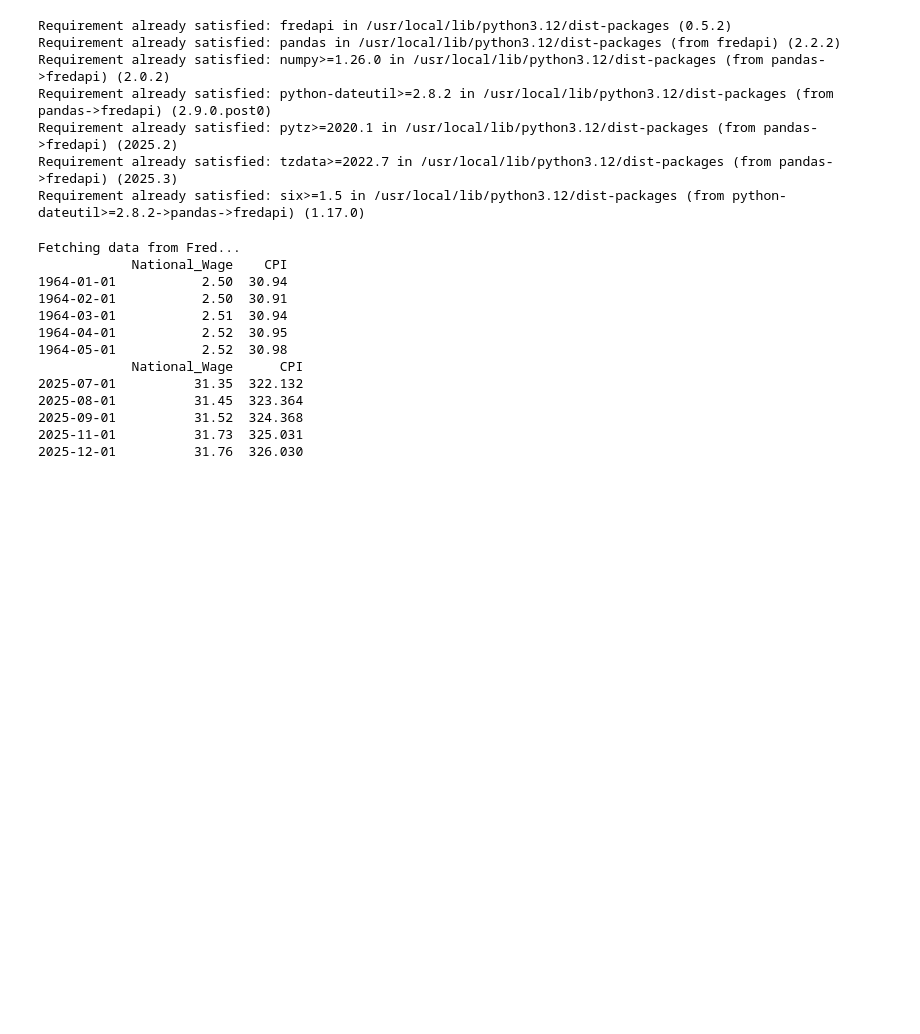
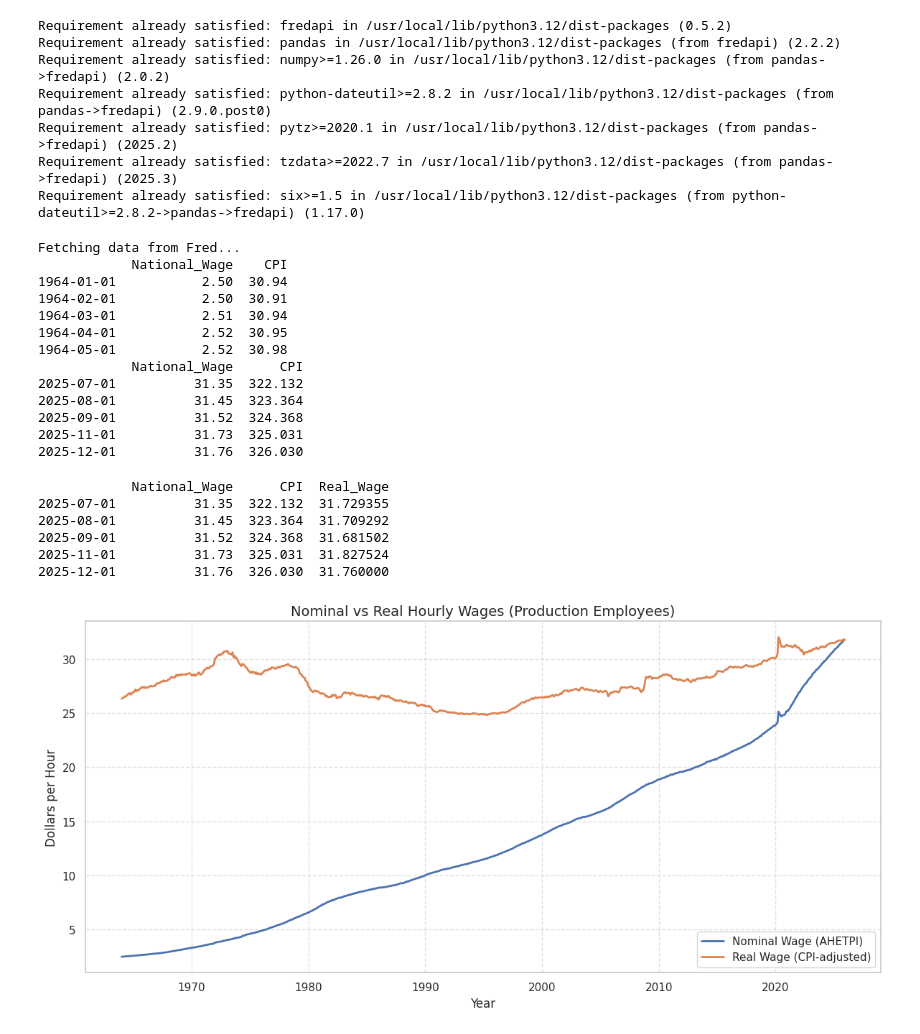
Before and after one commit to guanyuq03/ECON5200-Applied-Data-Analytics-in-Economics, a Jupyter notebook: Class 2/ [Lab_2]_Deflating_History_with_FRED.ipynb, the cells around one changed output. Cells and saved outputs as stored; diff of their text form; code cells hidden in the pictures; blank space fills up the shorter version.

```diff
--- a/Class 2/ [Lab_2]_Deflating_History_with_FRED.ipynb
+++ b/Class 2/ [Lab_2]_Deflating_History_with_FRED.ipynb
@@ -14,7 +14,7 @@ Requirement already satisfied: six>=1.5 in /usr/local/lib/python3.12/dist-packag
 import pandas as pd
 from fredapi import Fred
 # %%
-fred = Fred(api_key='')
+fred = Fred(api_key='b46359d978b6550ab8cad23783c4ba65')
 # %%
 print("Fetching data from Fred...")
 wages = fred.get_series('AHETPI')
@@ -40,3 +40,18 @@ Fetching data from Fred...
 2025-09-01          31.52  324.368
 2025-11-01          31.73  325.031
 2025-12-01          31.76  326.030
+# %%
+def get_real_wage(nominal_col, cpi_col):
+  cpi_today = cpi_col.iloc[-1]
+  real_col = (nominal_col / cpi_col) * cpi_today
+  return real_col
+
+df["Real_Wage"] = get_real_wage(df["National_Wage"], df["CPI"])
+print(df.tail())
+# %% [output]
+            National_Wage      CPI  Real_Wage
+2025-07-01          31.35  322.132  31.729355
+2025-08-01          31.45  323.364  31.709292
+2025-09-01          31.52  324.368  31.681502
+2025-11-01          31.73  325.031  31.827524
+2025-12-01          31.76  326.030  31.760000
@@ -42,0 +60,17 @@ Fetching data from Fred...
+# %%
+# Step 3: Visualization (Nominal vs Real)
+plt.figure(figsize=(12, 6))
+
+plt.plot(df.index, df["National_Wage"], label="Nominal Wage (AHETPI)", linewidth=2)
+plt.plot(df.index, df["Real_Wage"], label="Real Wage (CPI-adjusted)", linewidth=2)
+
+plt.title("Nominal vs Real Hourly Wages (Production Employees)", fontsize=14)
+plt.xlabel("Year")
+plt.ylabel("Dollars per Hour")
+
+plt.legend()
+plt.grid(True, linestyle="--", alpha=0.6)
+plt.tight_layout()
+plt.show()
+# %% [output]
+[figure, added]
```
Also changed, not shown: parts of 4 cells of this notebook.
